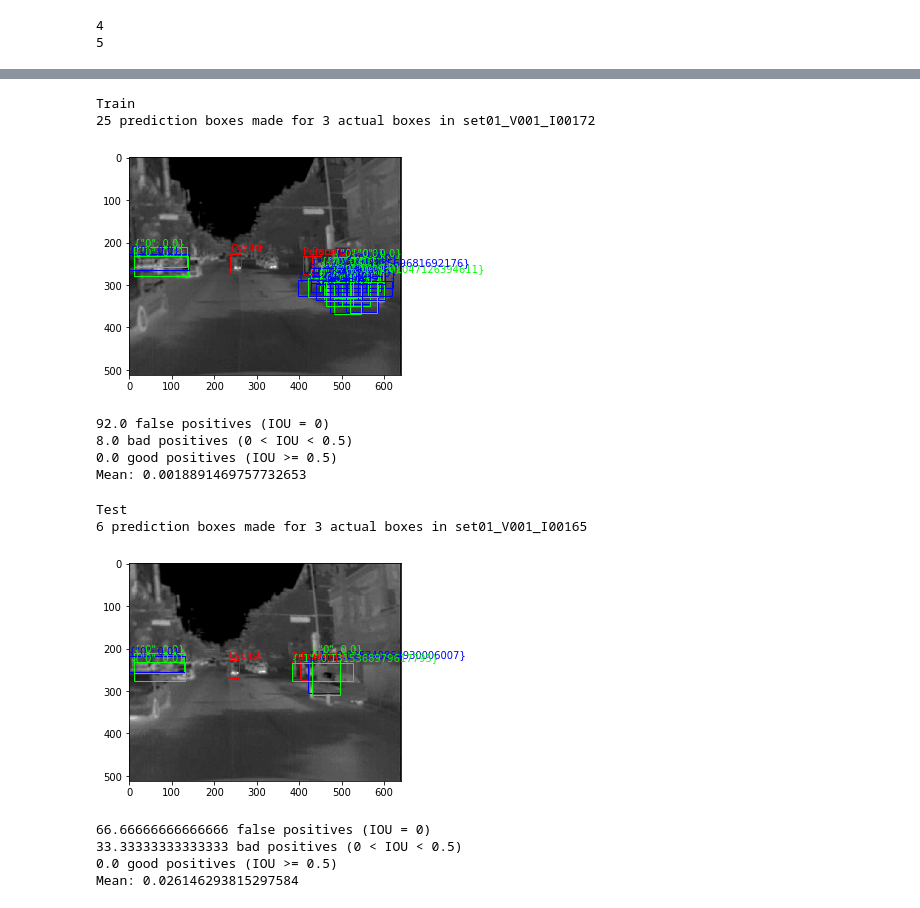
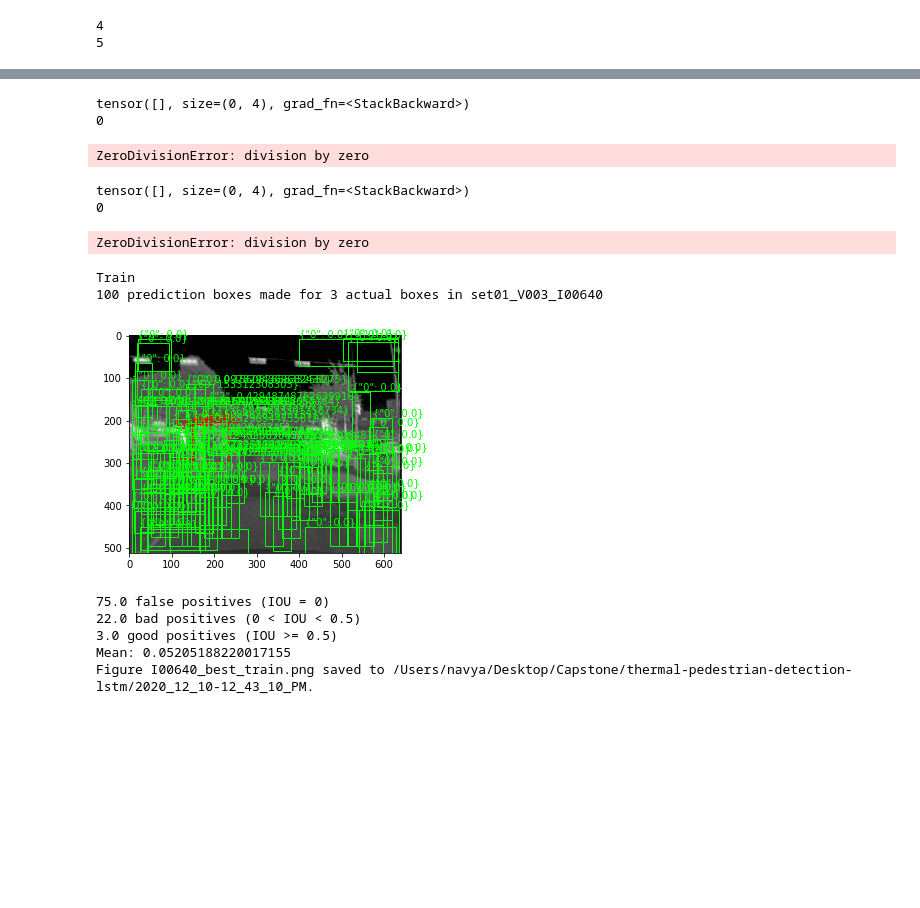
Before and after one commit to ncanna/thermal_pedestrian_detection, a Jupyter notebook: full_model_notebook_metrics.ipynb, the cells around one changed output, grey strips where cells are left out. Drawn from its saved outputs; the diff is of its cells as text; code cells hidden in the pictures; blank space fills up the shorter version.

Commit message:
Push model code

```diff
--- a/full_model_notebook_metrics.ipynb
+++ b/full_model_notebook_metrics.ipynb
@@ -37,6 +55,6 @@ import statistics
 # %%
 batch_size = 8
-num_epochs = 1
+num_epochs = 2
 # %%
 # Get label and encode
 def get_box(obj):
@@ -574,4 +370,5 @@ def plot_image_og(img_tensor, annotation):
 # %%
+EPS = 1e-6
+model.eval()
 master_csv = pd.read_csv("frame_MasterList.csv")
-model.eval()
 # %% [output]
@@ -604,21 +613,57 @@ print(len(preds_test))
+# %%
+iou_df_train = pd.DataFrame(columns=["Train_Mean_IOU", "IOU_List"])
+for train_pred in range(0, train_i):
+    iou_function = get_iou(train_pred, "first", False)
+    len_df = len(iou_df_train)
+    iou_df_train.loc[len_df,:] = iou_function
+    try:
+        if train_pred % 50 == 0:
+            partial_name = "partial_iou_TRAIN" + str(train_pred) + "_images.csv"
+            iou_df_train.to_csv(file_output_path+partial_name, index=False)
+            print(f'Partial train IOUs for {len(iou_df_train)} images saved to {directory}.')
+    except:
+        pass
+
+iou_df_train_name = "full_iou_TRAIN_" + str(epochs) + ".csv"
+iou_df_train.to_csv(file_output_path+iou_df_train_name, index=False)
+print(f'Full train IOUs for {len(iou_df_train)} images saved to {directory}.')
+# %% [output]
+tensor([], size=(0, 4), grad_fn=<StackBackward>)
+0
+ZeroDivisionError: division by zero
+# %%
+iou_df_test = pd.DataFrame(columns=["Test_Mean_IOU", "IOU_List"])
+for test_pred in range(0, test_i):
+    iou_function = get_iou(test_pred, "first", False)
+    len_df = len(iou_df_test)
+    iou_df_test.loc[len_df,:] = iou_function
+    try:
+        if test_pred % 50 == 0:
+            partial_name = "partial_iou_TRAIN" + str(test_pred) + "_images.csv"
+            iou_df_test.to_csv(file_output_path+partial_name, index=False)
+            print(f'Partial train IOUs for {len(iou_df_test)} images saved to {directory}.')
+    except:
+        pass
+
+iou_df_test_name = "full_iou_TEST_" + str(epochs) + ".csv"
+iou_df_test.to_csv(file_output_path+iou_df_test_name, index=False)
+print(f'Full train IOUs for {len(iou_df_test)} images saved to {directory}.')
+# %% [output]
+tensor([], size=(0, 4), grad_fn=<StackBackward>)
+0
+ZeroDivisionError: division by zero
+# %%
+max_train_ix = iou_df_train[iou_df_train['Train_Mean_IOU'] == iou_df_train['Train_Mean_IOU'].max()].index.tolist()[0]
+max_test_ix = iou_df_test[iou_df_test['Test_Mean_IOU'] == iou_df_test['Test_Mean_IOU'].max()].index.tolist()[0]
 # %%
-plot_iou(0, "first", False)
+plot_iou(max_train_ix, "best_train", False)
 # %% [output]
 Train
-25 prediction boxes made for 3 actual boxes in set01_V001_I00172
+100 prediction boxes made for 3 actual boxes in set01_V003_I00640
-[figure, old version]
+[figure, new version]
-92.0 false positives (IOU = 0)
-8.0 bad positives (0 < IOU < 0.5)
-0.0 good positives (IOU >= 0.5)
-Mean: 0.0018891469757732653
+75.0 false positives (IOU = 0)
+22.0 bad positives (0 < IOU < 0.5)
+3.0 good positives (IOU >= 0.5)
+Mean: 0.05205188220017155
+Figure I00640_best_train.png saved to /Users/navya/Desktop/Capstone/thermal-pedestrian-detection-lstm/2020_12_10-12_43_10_PM.
-# %%
-plot_iou(train_i, "last", False)
-# %% [output]
-Test
-6 prediction boxes made for 3 actual boxes in set01_V001_I00165
-[figure, removed]
-66.66666666666666 false positives (IOU = 0)
-33.33333333333333 bad positives (0 < IOU < 0.5)
-0.0 good positives (IOU >= 0.5)
-Mean: 0.026146293815297584
 # %%
```
Also changed, not shown: parts of 23 cells of this notebook, 1 other file.
